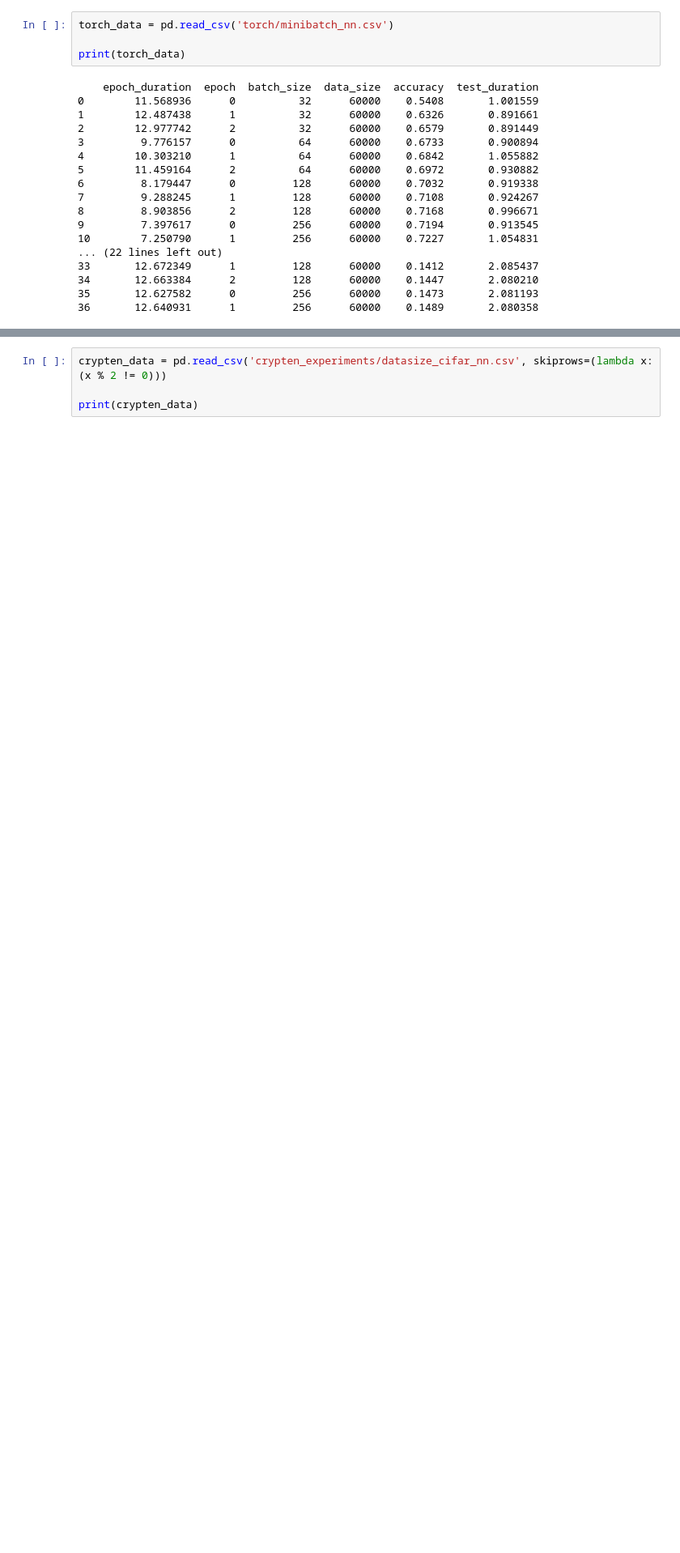
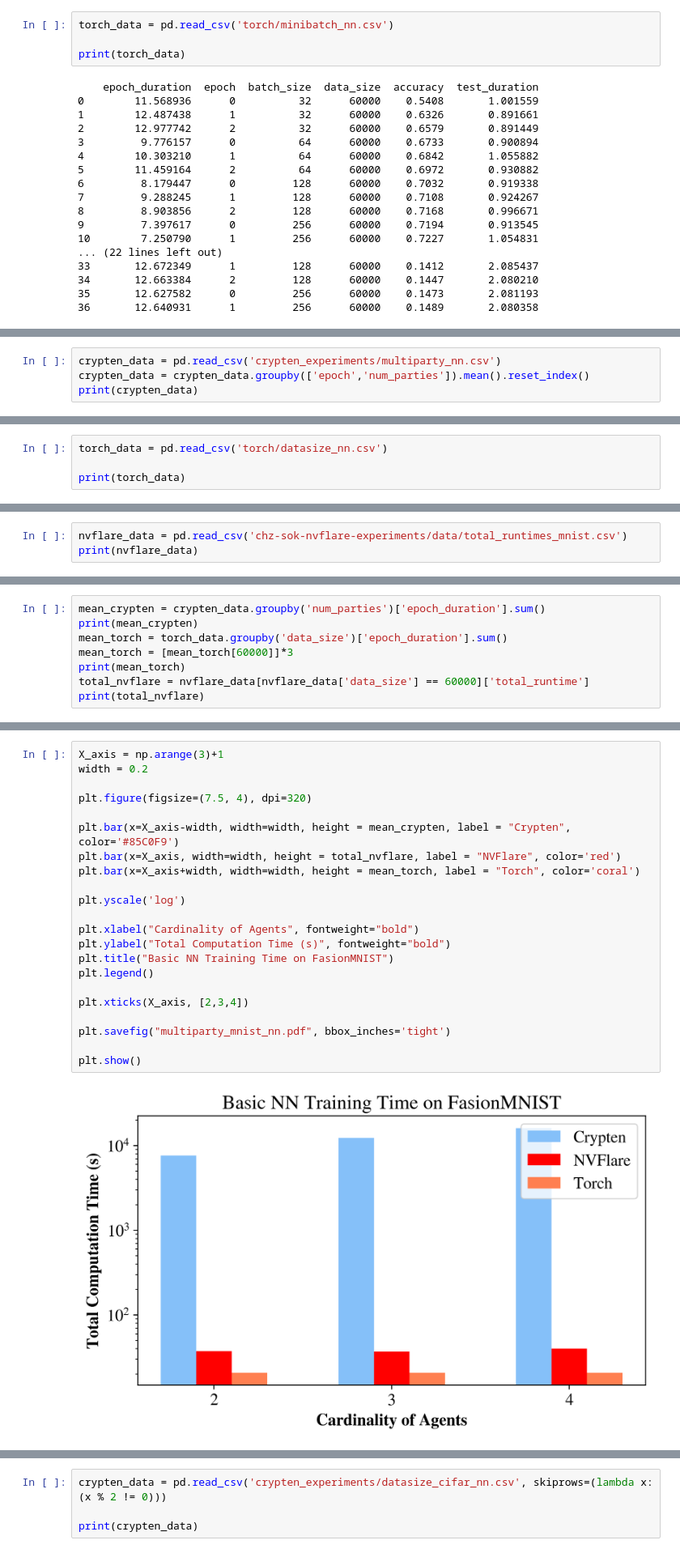
Before and after one commit to Dumplingz/chz-eab-nn-experiments, a Jupyter notebook: data_parsing.ipynb, the cells around one changed output, grey strips where cells are left out. Shown at 81% size. Saved outputs shown, nothing was run; the diff lists cells and outputs as text; blank space fills up the shorter version.

Commit message:
multiparty DONE

```diff
--- a/data_parsing.ipynb
+++ b/data_parsing.ipynb
@@ -215,0 +198,4 @@ plt.show()
+# %%
+crypten_data = pd.read_csv('crypten_experiments/multiparty_nn.csv')
+crypten_data = crypten_data.groupby(['epoch','num_parties']).mean().reset_index()
+print(crypten_data)
@@ -215,0 +220,4 @@ plt.show()
+# %%
+torch_data = pd.read_csv('torch/datasize_nn.csv')
+
+print(torch_data)
@@ -215,0 +238,3 @@ plt.show()
+# %%
+nvflare_data = pd.read_csv('chz-sok-nvflare-experiments/data/total_runtimes_mnist.csv')
+print(nvflare_data)
@@ -215,0 +249,8 @@ plt.show()
+# %%
+mean_crypten = crypten_data.groupby('num_parties')['epoch_duration'].sum()
+print(mean_crypten)
+mean_torch = torch_data.groupby('data_size')['epoch_duration'].sum()
+mean_torch = [mean_torch[60000]]*3
+print(mean_torch)
+total_nvflare = nvflare_data[nvflare_data['data_size'] == 60000]['total_runtime']
+print(total_nvflare)
@@ -215,0 +268,24 @@ plt.show()
+# %%
+X_axis = np.arange(3)+1
+width = 0.2
+
+plt.figure(figsize=(7.5, 4), dpi=320)
+
+plt.bar(x=X_axis-width, width=width, height = mean_crypten, label = "Crypten", color='#85C0F9')
+plt.bar(x=X_axis, width=width, height = total_nvflare, label = "NVFlare", color='red')
+plt.bar(x=X_axis+width, width=width, height = mean_torch, label = "Torch", color='coral')
+
+plt.yscale('log')
+
+plt.xlabel("Cardinality of Agents", fontweight="bold")
+plt.ylabel("Total Computation Time (s)", fontweight="bold")
+plt.title("Basic NN Training Time on FasionMNIST")
+plt.legend()
+
+plt.xticks(X_axis, [2,3,4])
+
+plt.savefig("multiparty_mnist_nn.pdf", bbox_inches='tight')
+
+plt.show()
+# %% [output]
+[figure, added]
```
Also changed, not shown: parts of 16 cells of this notebook, 4 other files.
